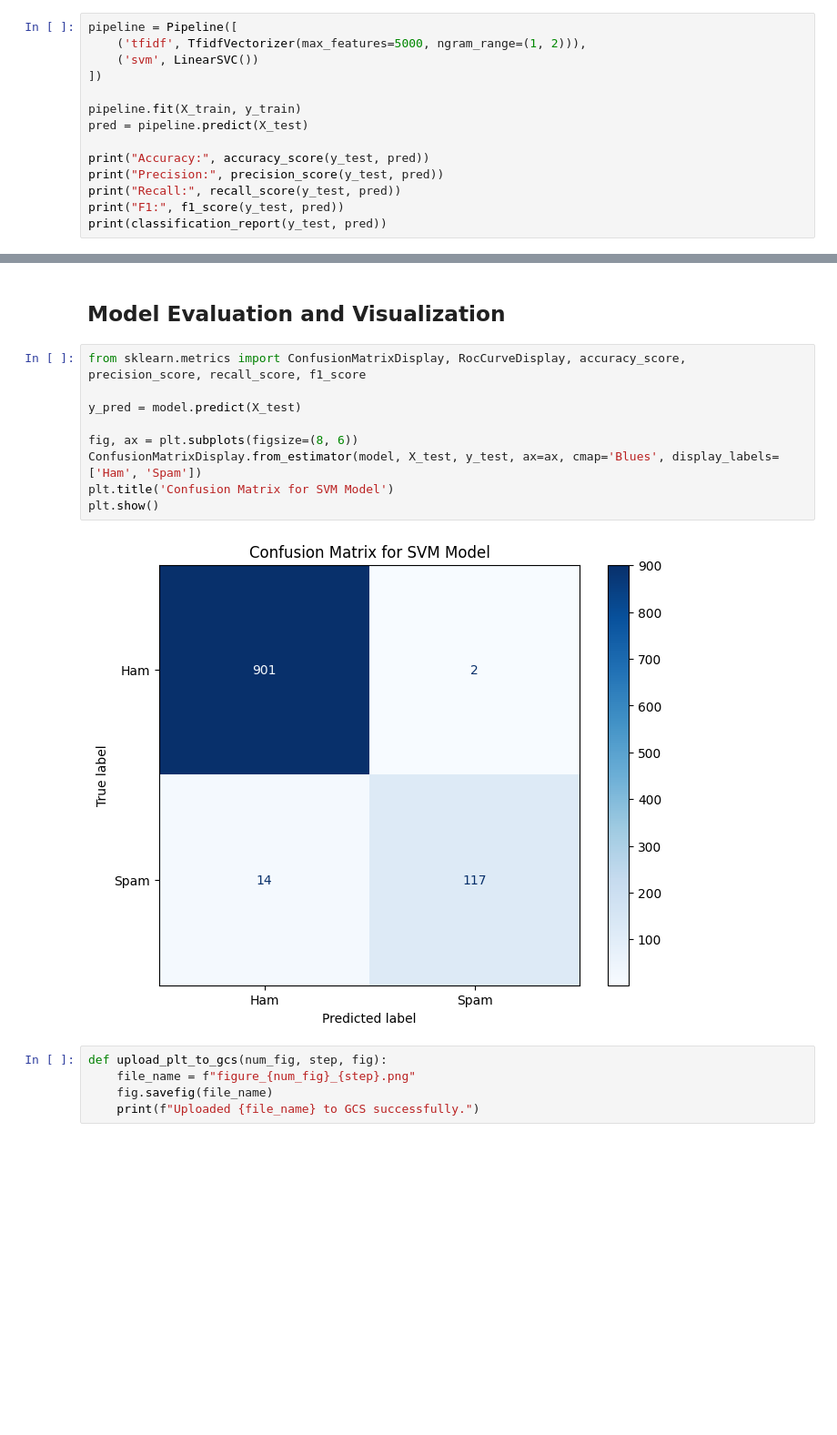
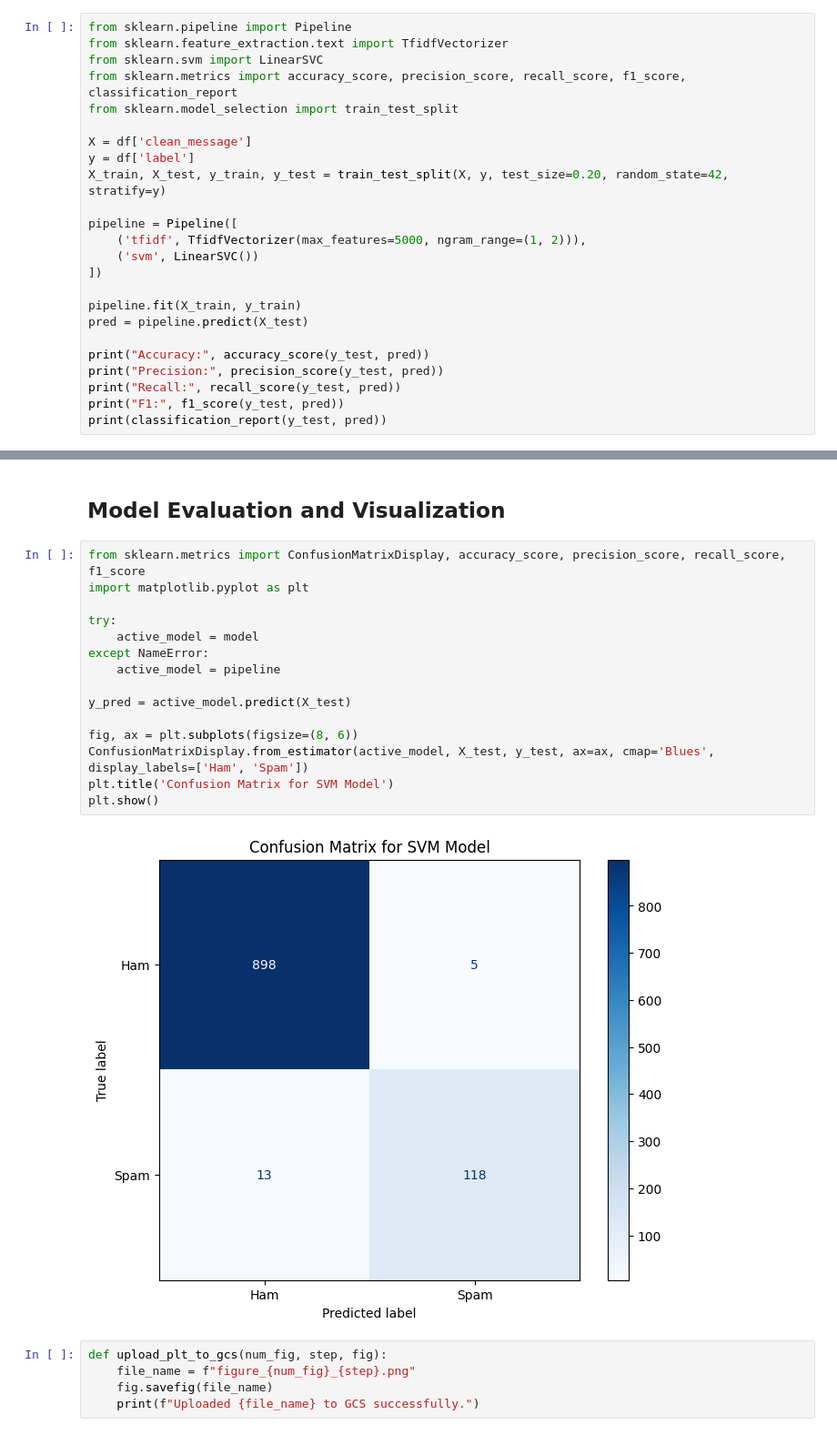
Before and after one commit to Humuzan/Humaira-B-Mizan, a Jupyter notebook: SMS_Spam_SVM.ipynb, the cells around one changed output, grey strips where cells are left out. Shown at 91% size. Saved outputs shown, nothing was run; the diff lists cells and outputs as text; blank space fills up the shorter version.

```diff
--- a/SMS_Spam_SVM.ipynb
+++ b/SMS_Spam_SVM.ipynb
@@ -153,6 +185,16 @@ print(X_test.shape)
 # %% [markdown]
 ## SVM Model
 # %%
+from sklearn.pipeline import Pipeline
+from sklearn.feature_extraction.text import TfidfVectorizer
+from sklearn.svm import LinearSVC
+from sklearn.metrics import accuracy_score, precision_score, recall_score, f1_score, classification_report
+from sklearn.model_selection import train_test_split
+
+X = df['clean_message']
+y = df['label']
+X_train, X_test, y_train, y_test = train_test_split(X, y, test_size=0.20, random_state=42, stratify=y)
+
 pipeline = Pipeline([
     ('tfidf', TfidfVectorizer(max_features=5000, ngram_range=(1, 2))),
     ('svm', LinearSVC())
@@ -219,16 +261,22 @@ Ham
 # %% [markdown]
 ## Model Evaluation and Visualization
 # %%
-from sklearn.metrics import ConfusionMatrixDisplay, RocCurveDisplay, accuracy_score, precision_score, recall_score, f1_score
+from sklearn.metrics import ConfusionMatrixDisplay, accuracy_score, precision_score, recall_score, f1_score
+import matplotlib.pyplot as plt
 
-y_pred = model.predict(X_test)
+try:
+    active_model = model
+except NameError:
+    active_model = pipeline
+
+y_pred = active_model.predict(X_test)
 
 fig, ax = plt.subplots(figsize=(8, 6))
-ConfusionMatrixDisplay.from_estimator(model, X_test, y_test, ax=ax, cmap='Blues', display_labels=['Ham', 'Spam'])
+ConfusionMatrixDisplay.from_estimator(active_model, X_test, y_test, ax=ax, cmap='Blues', display_labels=['Ham', 'Spam'])
 plt.title('Confusion Matrix for SVM Model')
 plt.show()
 # %% [output]
-[figure, old version]
+[figure, new version]
 # %%
 def upload_plt_to_gcs(num_fig, step, fig):
     file_name = f"figure_{num_fig}_{step}.png"
```
Also changed, not shown: parts of 3 cells of this notebook.
